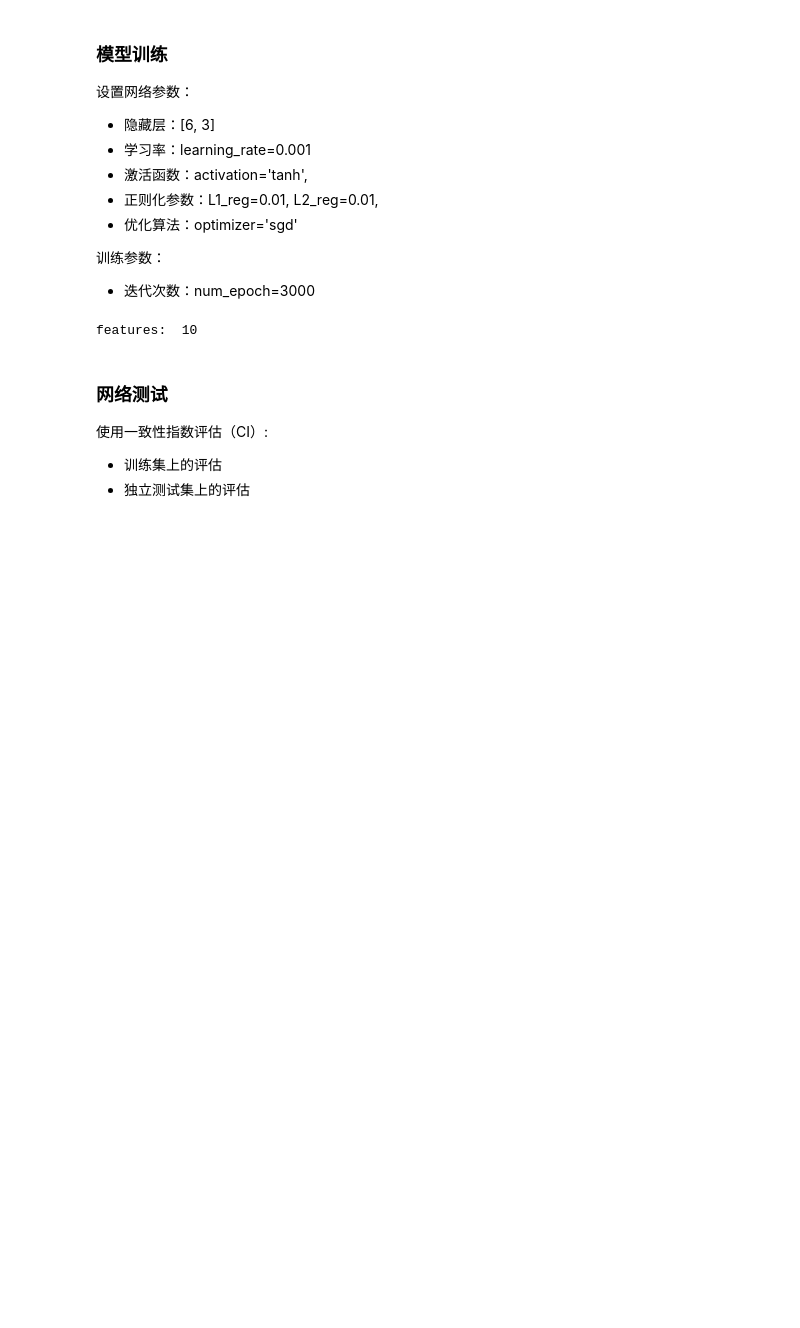
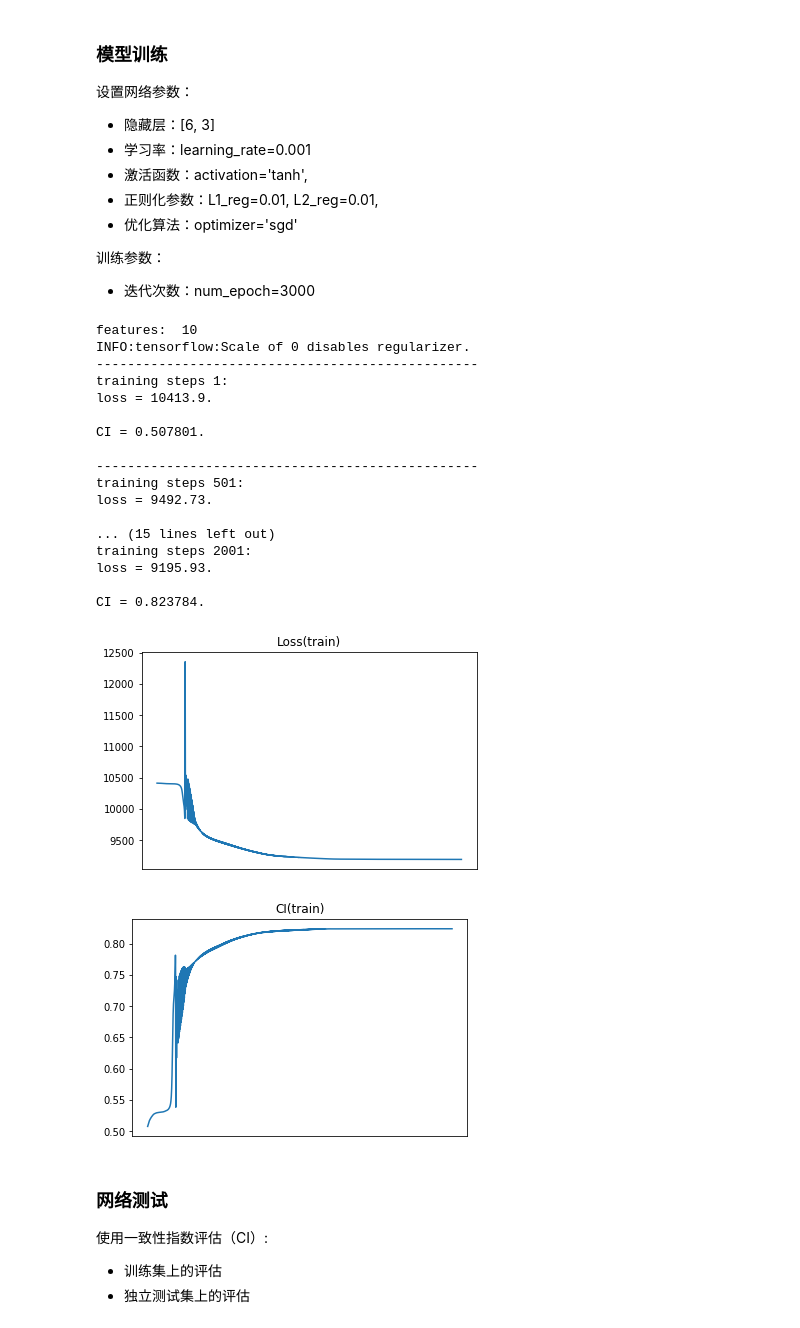
Before and after one commit to LiuHuiSigma/TFDeepSurv, a Jupyter notebook: notebook/exp_deepsurv.ipynb, the cells around one changed output. Cells and saved outputs as stored; diff of their text form; code cells hidden in the pictures; blank space fills up the shorter version.

```diff
--- a/notebook/exp_deepsurv.ipynb
+++ b/notebook/exp_deepsurv.ipynb
@@ -32,27 +32,37 @@ data = data_config.generate_data(2000)
 # %%
 n_features = data['x'].shape[1]
 print("features: ", n_features)
 model = LDS.LDeepSurv(n_features, [7, 3], 1,
                       learning_rate=0.001,
                       learning_rate_decay=0.999,
                       activation='tanh',
                       L1_reg=0.0,
                       L2_reg=0.0,
                       optimizer='sgd')
 
-model1 = LDS.LDeepSurv(n_features, [5, 3], 1,
-                      learning_rate=0.001,
-                      learning_rate_decay=0.999,
-                      activation='tanh',
-                      L1_reg=0.0,
-                      L2_reg=0.0,
-                      optimizer='sgd')
-
 model.train(data['x'], {'e': data['e'], 't': data['t']},
             num_epoch=2500, iteration=500,
             plot_train_loss=True, plot_train_CI=True)
 # %% [output]
 features:  10
+INFO:tensorflow:Scale of 0 disables regularizer.
+-------------------------------------------------
+training steps 1:
+loss = 10413.9.
+
+CI = 0.507801.
+
+-------------------------------------------------
+training steps 501:
+loss = 9492.73.
+
+... (15 lines left out)
+training steps 2001:
+loss = 9195.93.
+
+CI = 0.823784.
+[figure, added]
+[figure, added]
 # %% [markdown]
 ### 网络测试
 
```
